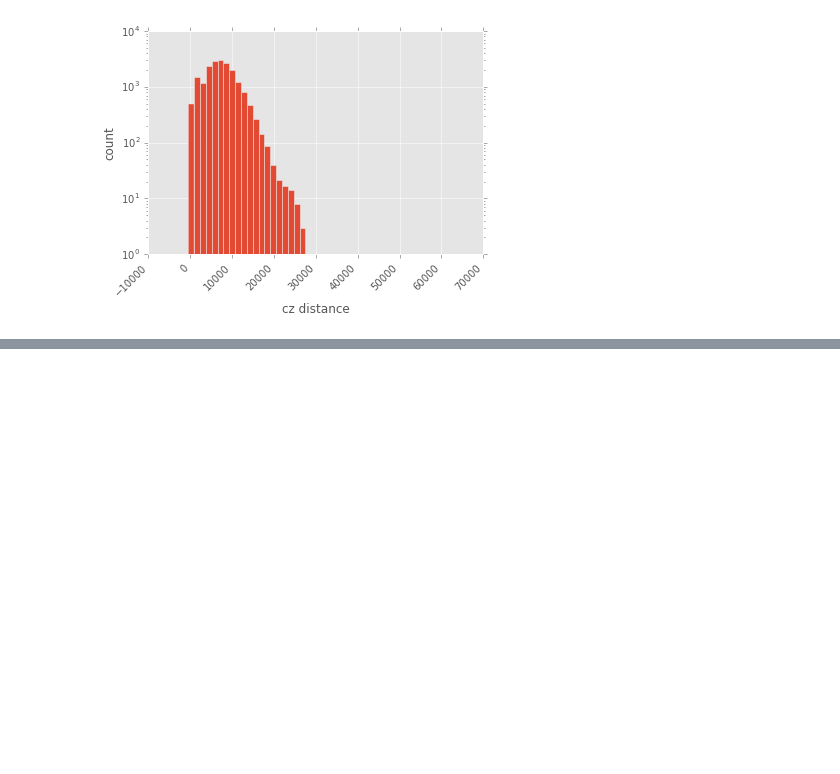
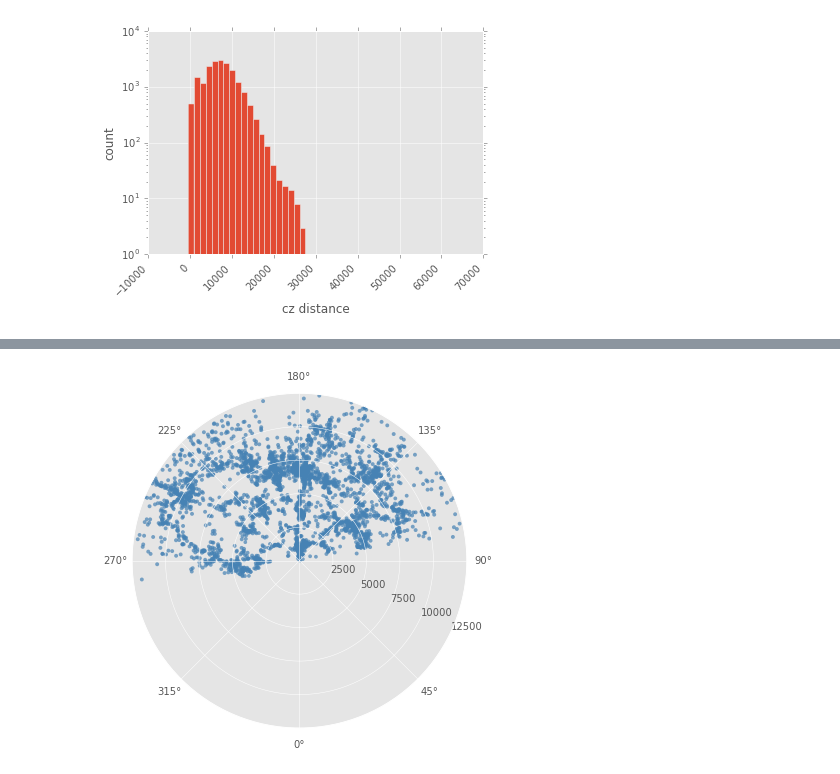
Before and after one commit to grehujt/SmallPythonProjects, a Jupyter notebook: jupyterNotebooks/clustering/clustering.ipynb, the cells around one changed output, grey strips where cells are left out. Drawn from its saved outputs; the diff is of its cells as text; code cells hidden in the pictures; blank space fills up the shorter version.

```diff
--- a/jupyterNotebooks/clustering/clustering.ipynb
+++ b/jupyterNotebooks/clustering/clustering.ipynb
@@ -215,0 +243,11 @@ plt.style
+# %%
+fig = plt.figure(figsize=(6,6))
+ax = fig.add_subplot(111, polar=True)
+sct = ax.scatter(coords_uzc.ra.radian[selection], uzc_czs[selection], color='SteelBlue',
+                 s=uzcat2['Zmag'][selection], edgecolors="none", alpha=0.7, zorder=0)
+ax.set_rlim(0,12500)
+ax.set_theta_offset(np.pi/-2)
+ax.set_rlabel_position(65)
+ax.set_rticks(range(2500,12501,2500));
+# %% [output]
+[figure, added]
```
Also changed, not shown: parts of 5 cells of this notebook.
